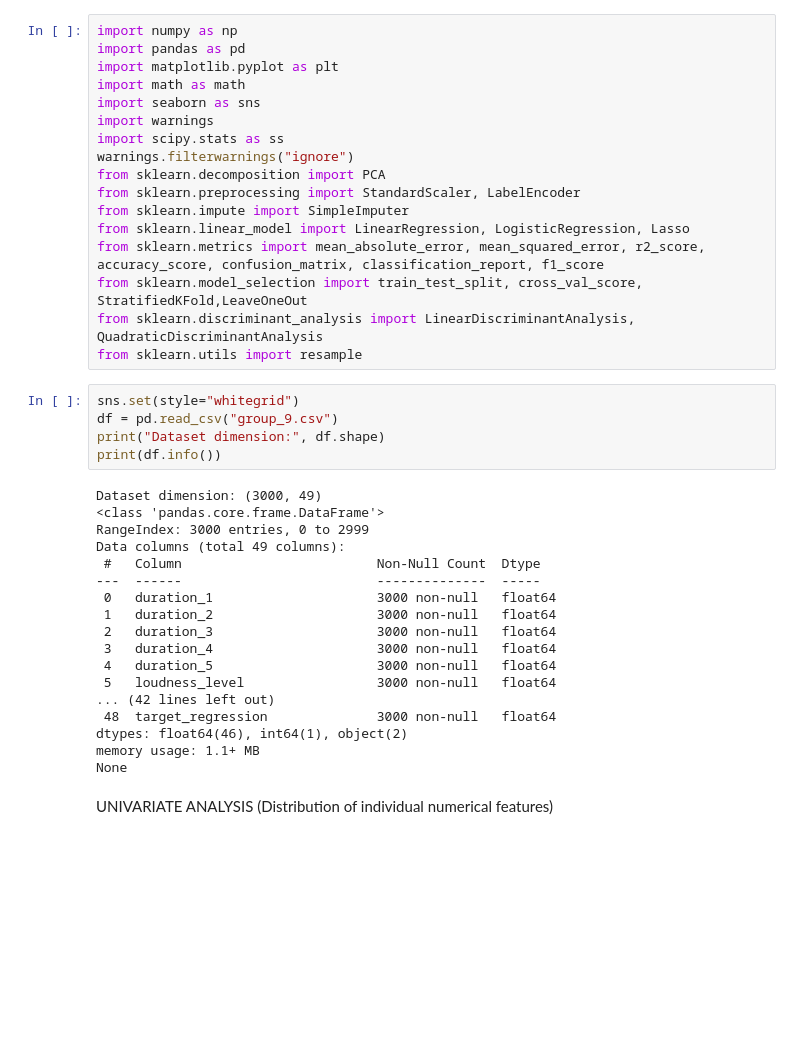
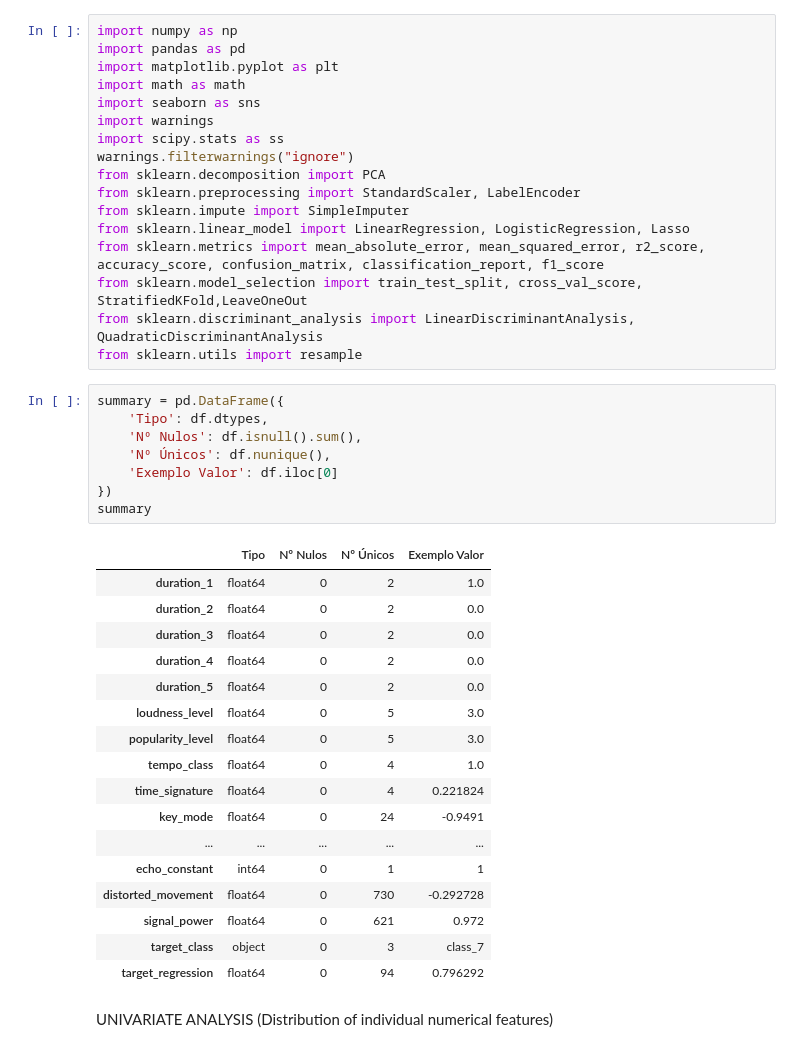
Before and after one commit to 1211882/APRAU_2025, a Jupyter notebook: projeto.ipynb, the cells around one changed output. Drawn from its saved outputs; the diff is of its cells as text; blank space fills up the shorter version.

```diff
--- a/projeto.ipynb
+++ b/projeto.ipynb
@@ -15,29 +15,32 @@ from sklearn.metrics import mean_absolute_error, mean_squared_error, r2_score, a
 from sklearn.model_selection import train_test_split, cross_val_score, StratifiedKFold,LeaveOneOut
 from sklearn.discriminant_analysis import LinearDiscriminantAnalysis, QuadraticDiscriminantAnalysis
 from sklearn.utils import resample
-# %%
-sns.set(style="whitegrid")
-df = pd.read_csv("group_9.csv")
-print("Dataset dimension:", df.shape)
-print(df.info())
-# %% [output]
-Dataset dimension: (3000, 49)
-<class 'pandas.core.frame.DataFrame'>
-RangeIndex: 3000 entries, 0 to 2999
-Data columns (total 49 columns):
- #   Column                         Non-Null Count  Dtype
----  ------                         --------------  -----
- 0   duration_1                     3000 non-null   float64
- 1   duration_2                     3000 non-null   float64
- 2   duration_3                     3000 non-null   float64
- 3   duration_4                     3000 non-null   float64
- 4   duration_5                     3000 non-null   float64
- 5   loudness_level                 3000 non-null   float64
-... (42 lines left out)
- 48  target_regression              3000 non-null   float64
-dtypes: float64(46), int64(1), object(2)
-memory usage: 1.1+ MB
-None
+# %%
+summary = pd.DataFrame({
+    'Tipo': df.dtypes,
+    'Nº Nulos': df.isnull().sum(),
+    'Nº Únicos': df.nunique(),
+    'Exemplo Valor': df.iloc[0]
+})
+summary
+# %% [output]
+|  | Tipo | Nº Nulos | Nº Únicos | Exemplo Valor |
+| duration_1 | float64 | 0 | 2 | 1.0 |
+| duration_2 | float64 | 0 | 2 | 0.0 |
+| duration_3 | float64 | 0 | 2 | 0.0 |
+| duration_4 | float64 | 0 | 2 | 0.0 |
+| duration_5 | float64 | 0 | 2 | 0.0 |
+| loudness_level | float64 | 0 | 5 | 3.0 |
+| popularity_level | float64 | 0 | 5 | 3.0 |
+| tempo_class | float64 | 0 | 4 | 1.0 |
+| time_signature | float64 | 0 | 4 | 0.221824 |
+| key_mode | float64 | 0 | 24 | -0.9491 |
+| ... | ... | ... | ... | ... |
+| echo_constant | int64 | 0 | 1 | 1 |
+| distorted_movement | float64 | 0 | 730 | -0.292728 |
+| signal_power | float64 | 0 | 621 | 0.972 |
+| target_class | object | 0 | 3 | class_7 |
+| target_regression | float64 | 0 | 94 | 0.796292 |
 # %% [markdown]
 UNIVARIATE ANALYSIS
     (Distribution of individual numerical features)
```
Also changed, not shown: parts of 3 cells of this notebook.
